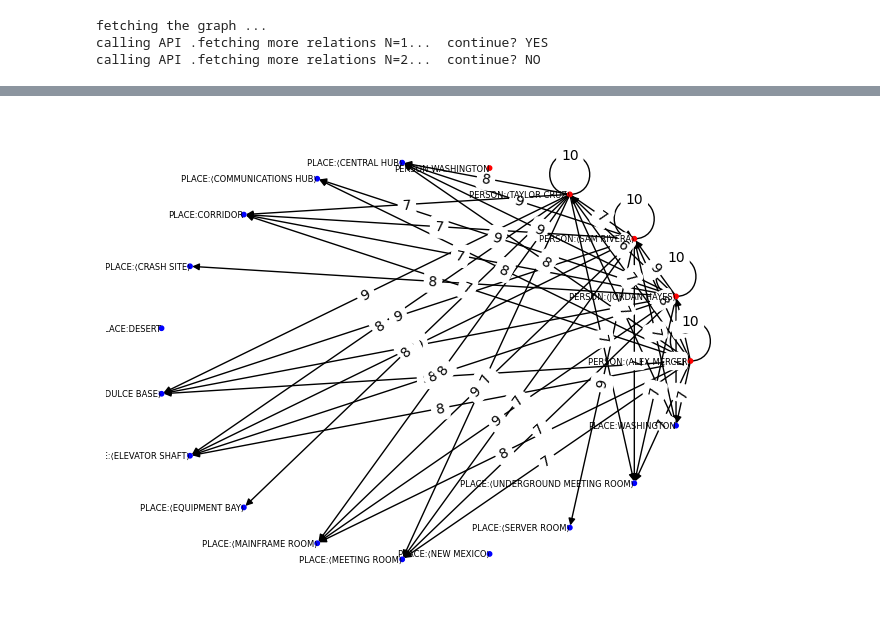
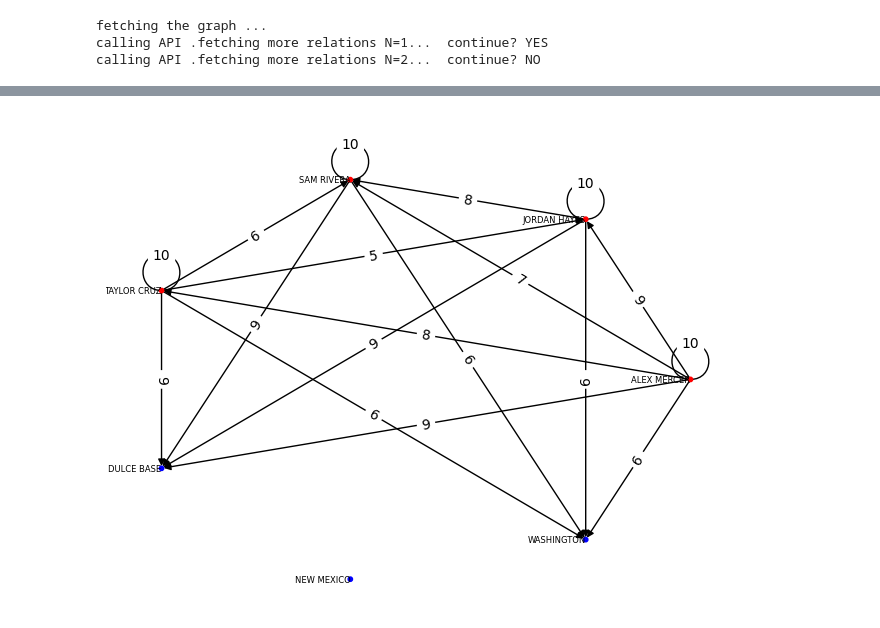
Before and after one commit to apireno/graph_rag, a Jupyter notebook: graph_extractor.ipynb, the cells around one changed output, grey strips where cells are left out. Cells and saved outputs as stored; diff of their text form; code cells hidden in the pictures.

```diff
--- a/graph_extractor.ipynb
+++ b/graph_extractor.ipynb
@@ -312,8 +352,8 @@ calling API .fetching more relations N=2...  continue? NO
 
 #now we have our surQL code to execute so let's connect make sure our database is up and running
 
-ip = "0.0.0.0:8080"
-url = "ws://{0}/rpc".format(ip)
+ip = "0.0.0.0:8000"
+url = "ws://{0}".format(ip)
 
 u = "root"
 p = "root"
@@ -331,9 +371,13 @@ surrealdb_start = "surreal start --allow-net --log none --user {u} --pass {p} --
 #copy and paste from below into a terminal
 print(surrealdb_start)
 
-#ensure the embedding service is running as well
-"""
-cd embedding_api
-env FLASK_APP=embedding_api.py python -m flask --app embedding_api --debug run
-"""
+#and ensure you installed the embedding model!
+#the model will power the function fn::sentence_to_vector($text)
+print("""
+ensure you installed the embedding model!
+
+      https://github.com/apireno/surrealDB_embedding_model
+
+the model will power the function fn::sentence_to_vector($text)
+"""   )
 # %% [output]
@@ -464,15 +519,15 @@ G = nx.DiGraph()
 
 #add a node for each entity
 for index, row in edf1.iterrows():
-    G.add_node(row['id'], entity_type=entity_types[0])
+    G.add_node(row['id'].id, entity_type=entity_types[0])
 
 for index, row2 in edf2.iterrows():
-    G.add_node(row2['id'],  entity_type=entity_types[1])
+    G.add_node(row2['id'].id,  entity_type=entity_types[1])
 
 
 #add an edge for each relationship
 for index, row3 in rdf.iterrows():
-    G.add_edge(row3['in'],row3['out'],label=row3["strength"])
+    G.add_edge(row3['in'].id,row3['out'].id,label=row3["strength"])
 
 
 
@@ -485,35 +540,35 @@ for index, row3 in rdf.iterrows():
 #     else:
 #         color_map[key] = "blue"
 
 
 
 
 color_map =[]
 for node in G.nodes.items():
     if node[1].__contains__("entity_type") and node[1]["entity_type"] == entity_types[0]:
         color_map.append( "red")
     else:
         color_map.append( "blue")
 
 #add an edge for each relationship
 for index, row in rdf.iterrows():
-    G.add_edge(row['in'],row['out'],label=row["strength"])
+    G.add_edge(row['in'].id,row['out'].id,label=row["strength"])
 
 
 # Draw the graph
 #pos = nx.spring_layout(G)  # Use spring layout for node positioning
 #pos=nx.fruchterman_reingold_layout(G)
 pos=nx.circular_layout(G)
 #pos=nx.random_layout(G)
 #pos=nx.spectral_layout(G)
 # nx.draw(G, pos, with_labels=True, node_size=10, font_size=6,
 #        horizontalalignment='right')
 nx.draw(G, pos, with_labels=True, node_size=10, font_size=6, node_color=color_map,
       horizontalalignment='right')
 nx.draw_networkx_edge_labels(G, pos, edge_labels=nx.get_edge_attributes(G, 'label'))
 plt.show()
 # %% [output]
-[figure, old version]
+[figure, new version]
 # %%
 import base64
 from IPython.display import Image, display
```
Also changed, not shown: parts of 11 cells of this notebook, 11 other files.
